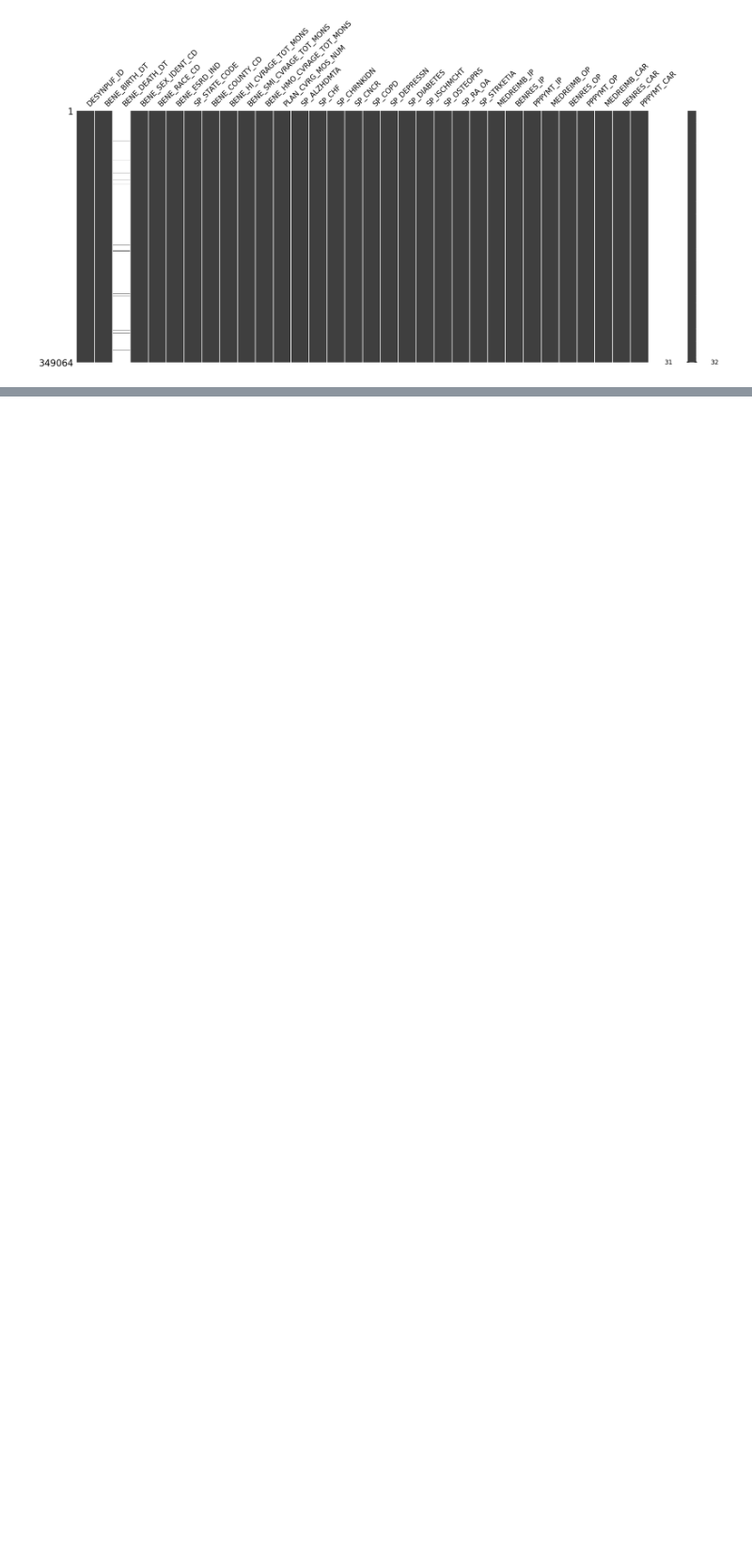
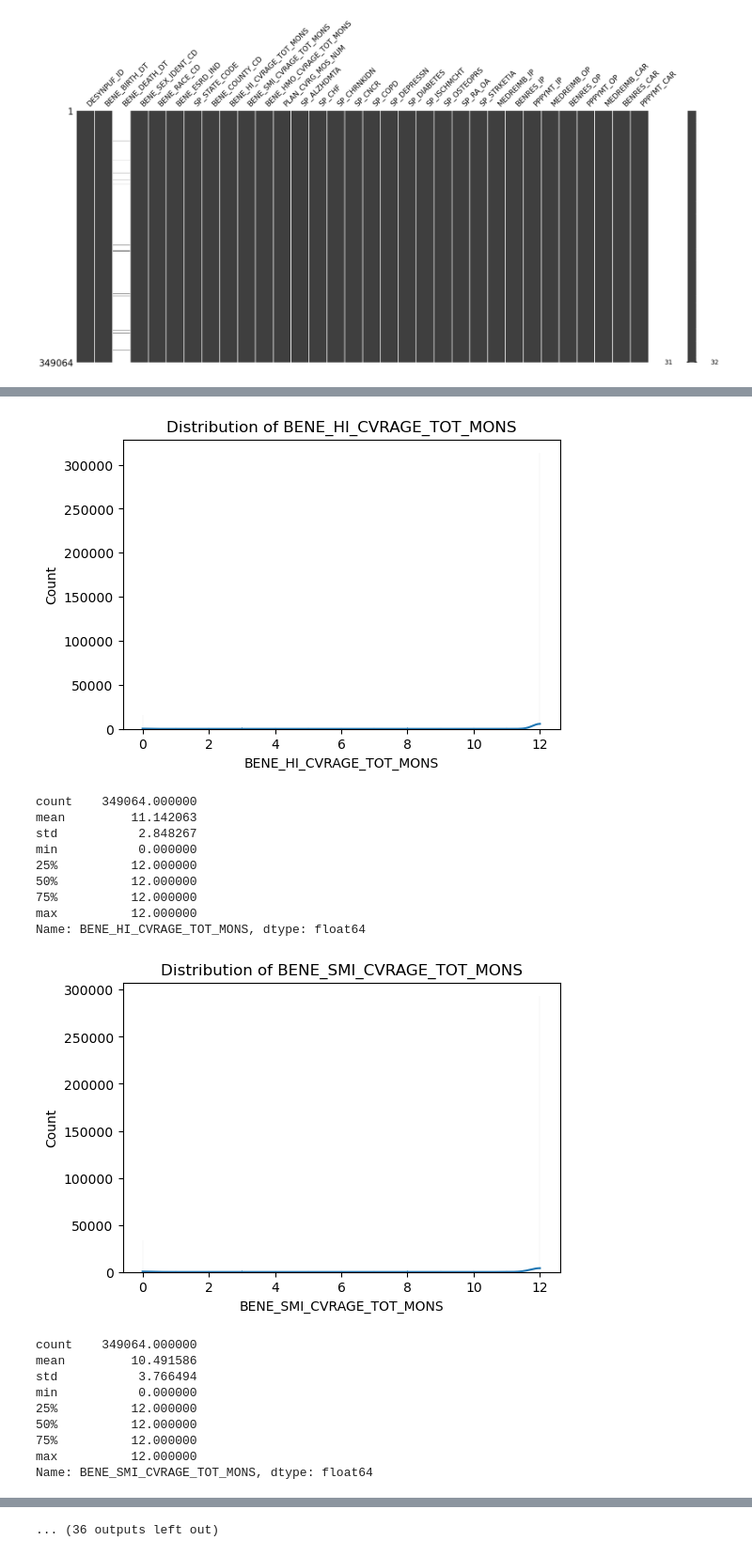
Before and after one commit to phyoung97/ClaimsAI, a Jupyter notebook: notebooks/EDA.ipynb, the cells around one changed output, grey strips where cells are left out. Shown at 94% size. Cells and saved outputs as stored; diff of their text form; code cells hidden in the pictures; blank space fills up the shorter version.

```diff
--- a/notebooks/EDA.ipynb
+++ b/notebooks/EDA.ipynb
@@ -105,0 +277,44 @@ dtype: float64
+# %%
+# Columns that are numeric but represent categorical codes
+numeric_but_categorical = [
+    'BENE_SEX_IDENT_CD',     # 1 = Male, 2 = Female
+    'BENE_RACE_CD',          # 1 = White, 2 = Black, 3 = Other, 5 = Hispanic
+    'SP_STATE_CODE',         # State numeric codes
+    'BENE_COUNTY_CD',        # County codes
+]
+
+binary_columns = ['BENE_ESRD_IND']
+
+# Identify numeric and continuous columns
+numeric_cols = [col for col in df.select_dtypes(include=np.number).columns
+                if col not in numeric_but_categorical and col != 'AGE']
+# %%
+## Numeric (Continuous) Variables
+for col in numeric_cols:
+    plt.figure(figsize=(6,4))
+    sns.histplot(df[col].dropna(), kde=True)
+    plt.title(f'Distribution of {col}')
+    plt.xlabel(col)
+    plt.show()
+    print(df[col].describe(), "\n")
+# %% [output]
+[figure, added]
+count    349064.000000
+mean         11.142063
+std           2.848267
+min           0.000000
+25%          12.000000
+50%          12.000000
+75%          12.000000
+max          12.000000
+Name: BENE_HI_CVRAGE_TOT_MONS, dtype: float64
+[figure, added]
+count    349064.000000
+mean         10.491586
+std           3.766494
+min           0.000000
+25%          12.000000
+50%          12.000000
+75%          12.000000
+max          12.000000
+Name: BENE_SMI_CVRAGE_TOT_MONS, dtype: float64
@@ -105,0 +361 @@ dtype: float64
+... (36 outputs left out)
```
Also changed, not shown: parts of 13 cells of this notebook.
